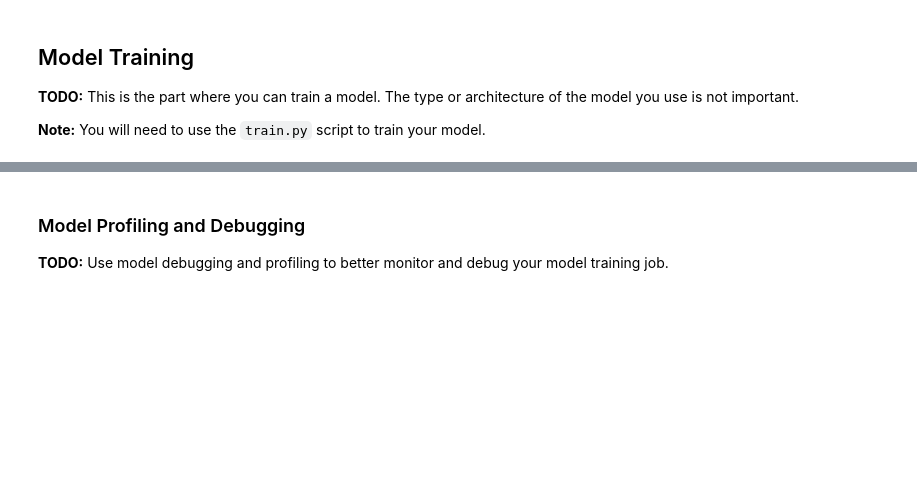
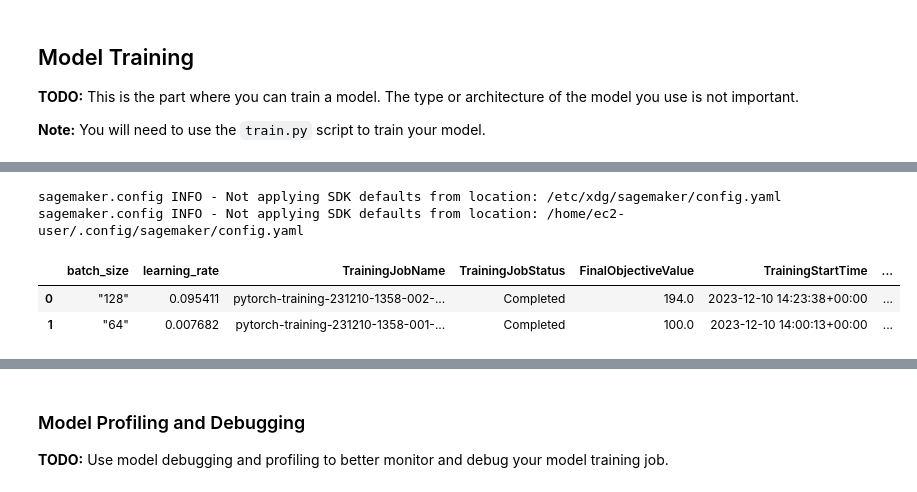
Before and after one commit to hoang-phuong-nguyen/nd009t-capstone-starter, a Jupyter notebook: sagemaker.ipynb, the cells around one changed output, grey strips where cells are left out. Drawn from its saved outputs; the diff is of its cells as text; code cells hidden in the pictures; blank space fills up the shorter version.

```diff
--- a/sagemaker.ipynb
+++ b/sagemaker.ipynb
@@ -71,0 +197,11 @@ hyperparameters = {
+# %%
+# Check out the tuned hyperparameters
+exp = HyperparameterTuningJobAnalytics(hyperparameter_tuning_job_name='pytorch-training-231210-1358')
+jobs = exp.dataframe()
+jobs.sort_values('FinalObjectiveValue', ascending=0)
+# %% [output]
+sagemaker.config INFO - Not applying SDK defaults from location: /etc/xdg/sagemaker/config.yaml
+sagemaker.config INFO - Not applying SDK defaults from location: /home/ec2-user/.config/sagemaker/config.yaml
+|  | batch_size | learning_rate | TrainingJobName | TrainingJobStatus | FinalObjectiveValue | TrainingStartTime | ... |
+| 0 | "128" | 0.095411 | pytorch-training-231210-1358-002-... | Completed | 194.0 | 2023-12-10 14:23:38+00:00 | ... |
+| 1 | "64" | 0.007682 | pytorch-training-231210-1358-001-... | Completed | 100.0 | 2023-12-10 14:00:13+00:00 | ... |
```
Also changed, not shown: parts of 58 cells of this notebook, 29 other files.
